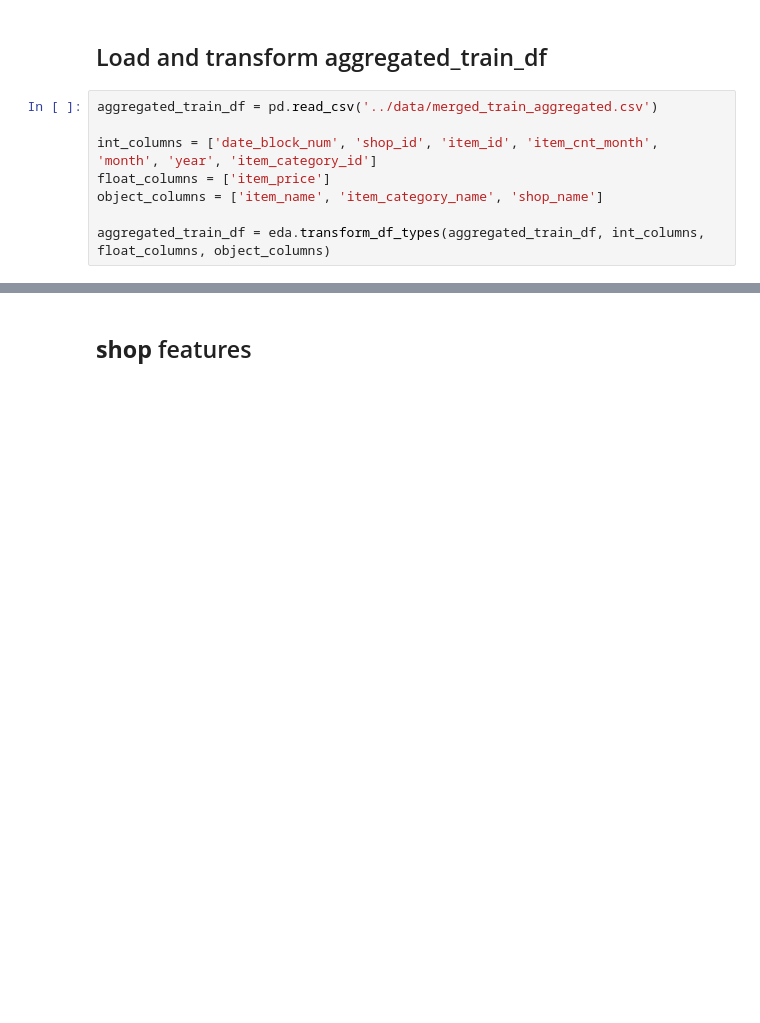
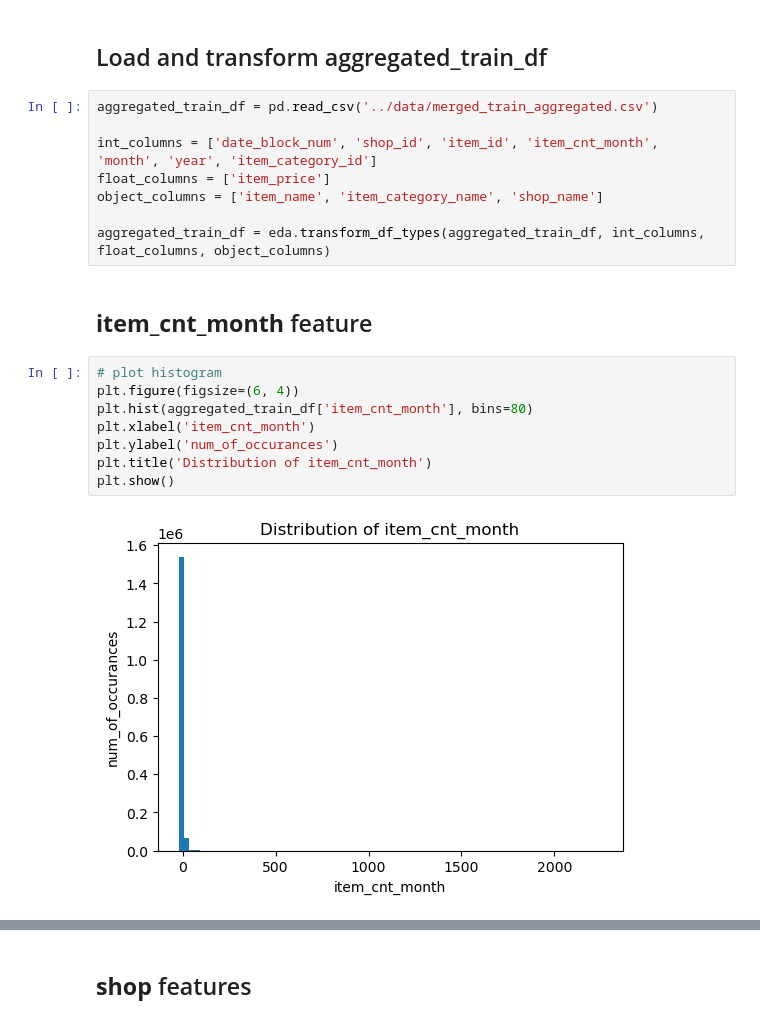
Before and after one commit to Alexennk/ml-ds-practice, a Jupyter notebook: notebooks/eda_notebook.ipynb, the cells around one changed output, grey strips where cells are left out. Drawn from its saved outputs; the diff is of its cells as text; blank space fills up the shorter version.

```diff
--- a/notebooks/eda_notebook.ipynb
+++ b/notebooks/eda_notebook.ipynb
@@ -151,3 +151,15 @@ float_columns = ['item_price']
 object_columns = ['item_name', 'item_category_name', 'shop_name']
 
 aggregated_train_df = eda.transform_df_types(aggregated_train_df, int_columns, float_columns, object_columns)
+# %% [markdown]
+## **item_cnt_month** feature
+# %%
+# plot histogram
+plt.figure(figsize=(6, 4))
+plt.hist(aggregated_train_df['item_cnt_month'], bins=80)
+plt.xlabel('item_cnt_month')
+plt.ylabel('num_of_occurances')
+plt.title('Distribution of item_cnt_month')
+plt.show()
+# %% [output]
+[figure, added]
```
Also changed, not shown: parts of 15 cells of this notebook.
